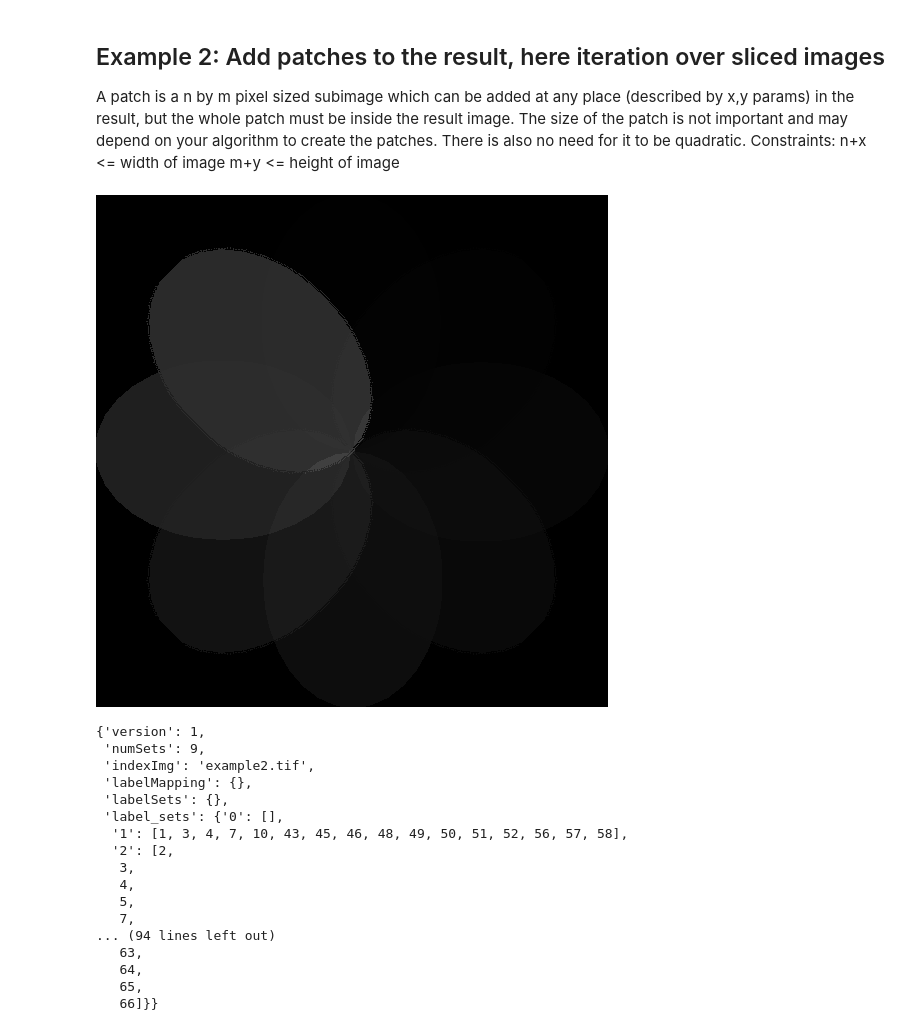
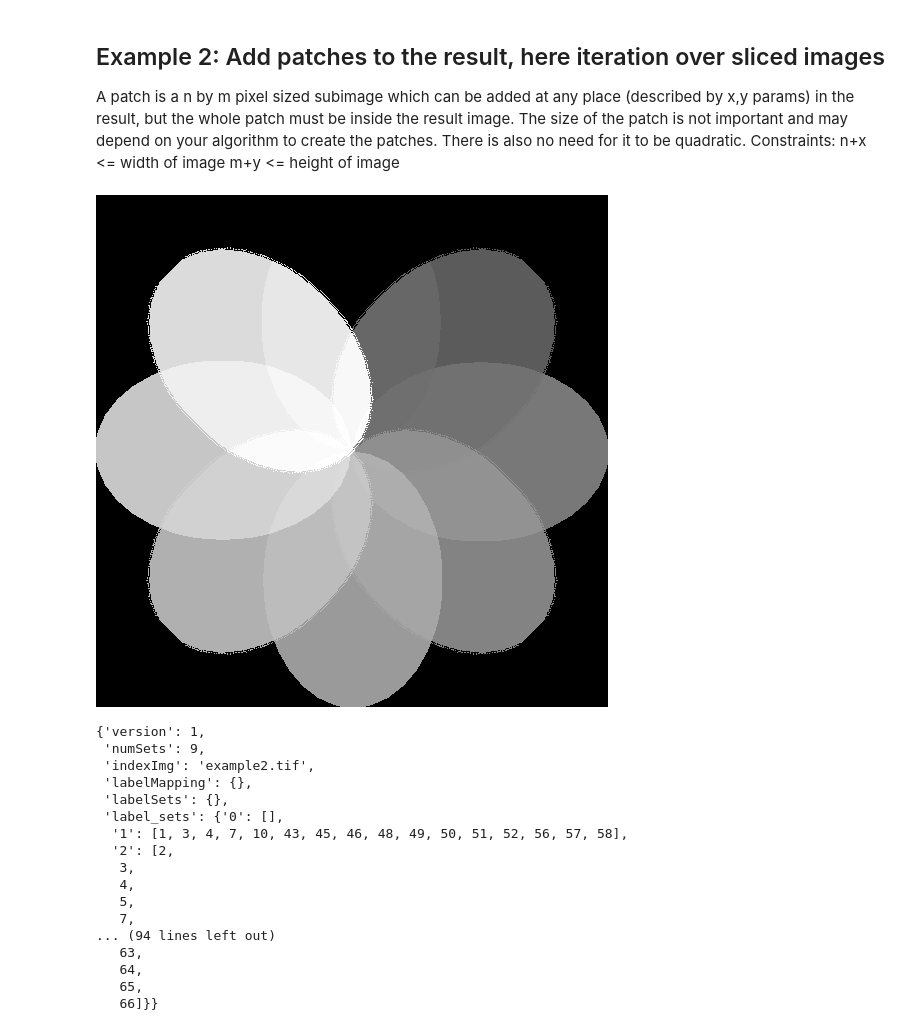
Before and after one commit to Labelings/Labeling, a Jupyter notebook: tutorial.ipynb, the cells around one changed output. Saved outputs shown, nothing was run; the diff lists cells and outputs as text; code cells hidden in the pictures.

```diff
--- a/tutorial.ipynb
+++ b/tutorial.ipynb
@@ -183,10 +183,10 @@ for image in example2_images[1:]:
         x += patch_size
 labeling = merger.save_result("example2")
 # %%
-display(Image.fromarray(labeling.img))
+display(ImageOps.equalize(ImageOps.autocontrast(Image.fromarray(labeling.img), ignore=0)))
 display(vars(labeling.labels))
 # %% [output]
-[figure, old version]
+[figure, new version]
 {'version': 1,
  'numSets': 9,
  'indexImg': 'example2.tif',
```
Also changed, not shown: parts of 2 cells of this notebook, 2 other files.
